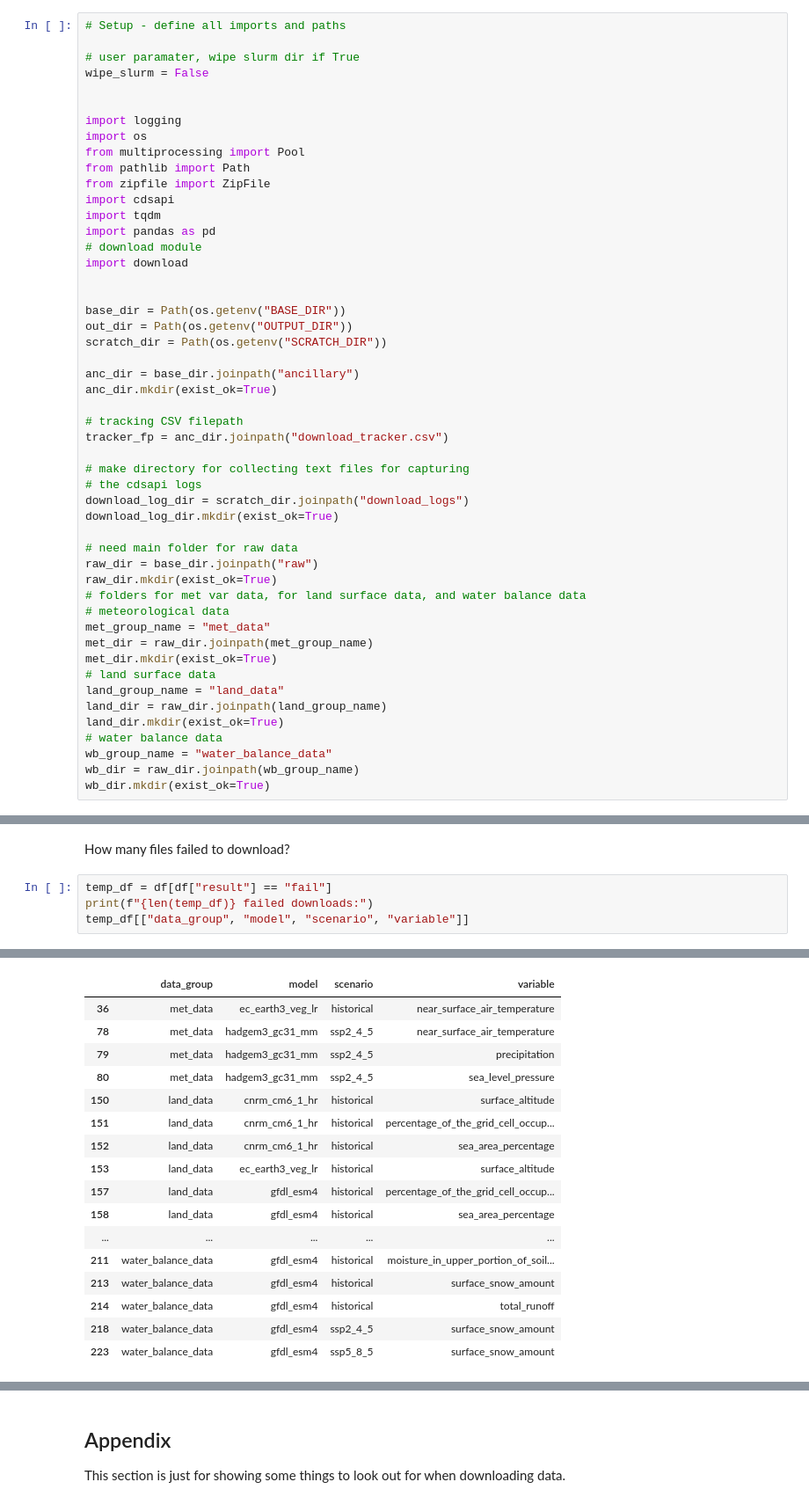
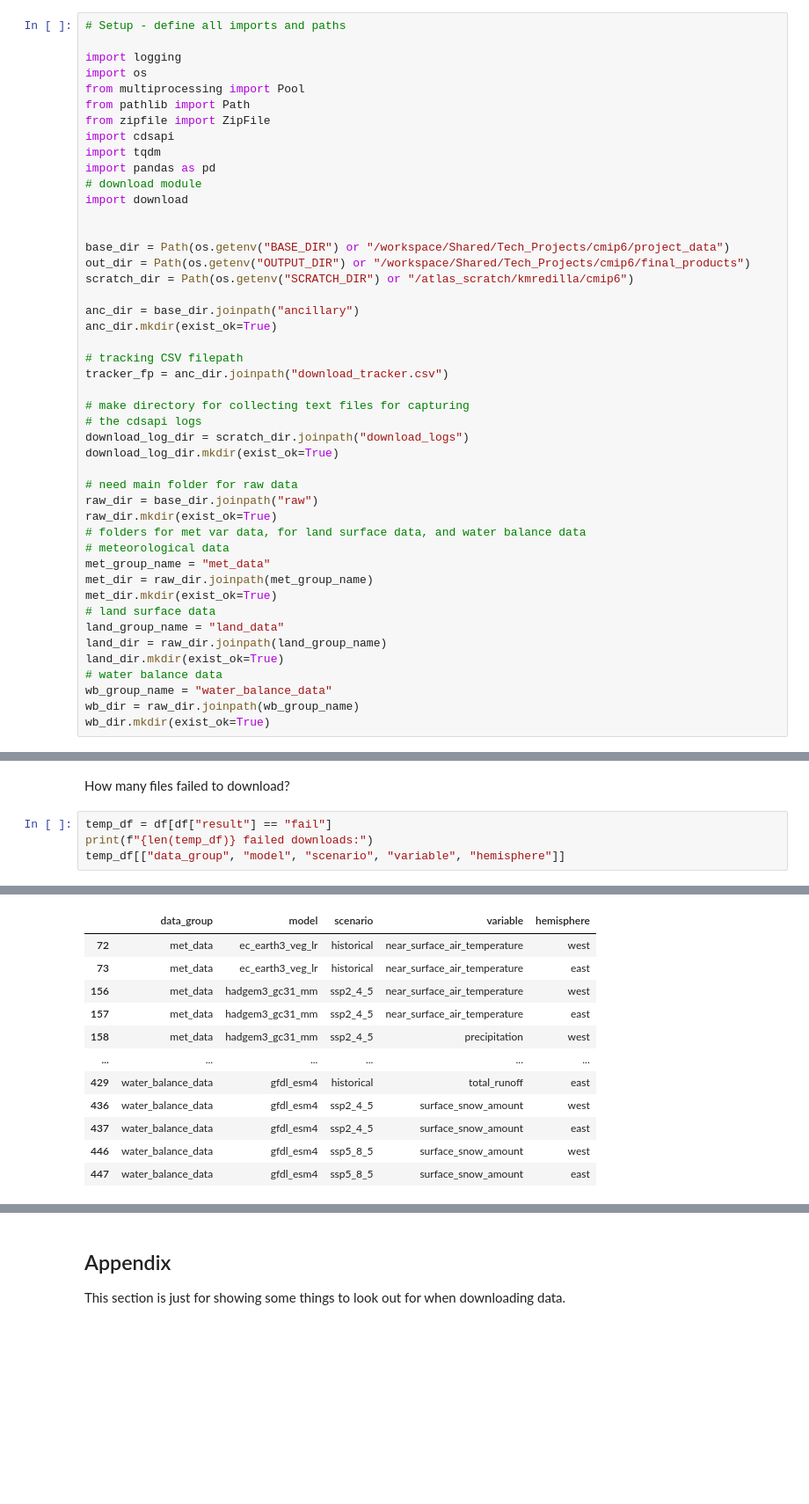
Before and after one commit to ua-snap/cmip6-utils, a Jupyter notebook: deltas_pipeline.ipynb, the cells around one changed output, grey strips where cells are left out. Shown at 88% size. Drawn from its saved outputs; the diff is of its cells as text; blank space fills up the shorter version.

```diff
--- a/deltas_pipeline.ipynb
+++ b/deltas_pipeline.ipynb
@@ -14,10 +14,6 @@ The `cdsapi` python package will need to be installed, it is available via `pip`
 Credentials need to be placed in `$HOME/.cdsapirc` per the instructions at the link above.
 # %%
 # Setup - define all imports and paths
-
-# user paramater, wipe slurm dir if True
-wipe_slurm = False
-
 
 import logging
 import os
@@ -31,9 +27,9 @@ import pandas as pd
 import download
 
 
-base_dir = Path(os.getenv("BASE_DIR"))
-out_dir = Path(os.getenv("OUTPUT_DIR"))
-scratch_dir = Path(os.getenv("SCRATCH_DIR"))
+base_dir = Path(os.getenv("BASE_DIR") or "/workspace/Shared/Tech_Projects/cmip6/project_data")
+out_dir = Path(os.getenv("OUTPUT_DIR") or "/workspace/Shared/Tech_Projects/cmip6/final_products")
+scratch_dir = Path(os.getenv("SCRATCH_DIR") or "/atlas_scratch/kmredilla/cmip6")
 
 anc_dir = base_dir.joinpath("ancillary")
 anc_dir.mkdir(exist_ok=True)
@@ -379,5 +386,5 @@ How many files failed to download?
 # %%
 temp_df = df[df["result"] == "fail"]
 print(f"{len(temp_df)} failed downloads:")
-temp_df[["data_group", "model", "scenario", "variable"]]
+temp_df[["data_group", "model", "scenario", "variable", "hemisphere"]]
 # %% [output]
@@ -385,17 +392,12 @@ temp_df[["data_group", "model", "scenario", "variable"]]
-|  | data_group | model | scenario | variable |
-| 36 | met_data | ec_earth3_veg_lr | historical | near_surface_air_temperature |
-| 78 | met_data | hadgem3_gc31_mm | ssp2_4_5 | near_surface_air_temperature |
-| 79 | met_data | hadgem3_gc31_mm | ssp2_4_5 | precipitation |
-| 80 | met_data | hadgem3_gc31_mm | ssp2_4_5 | sea_level_pressure |
-| 150 | land_data | cnrm_cm6_1_hr | historical | surface_altitude |
-| 151 | land_data | cnrm_cm6_1_hr | historical | percentage_of_the_grid_cell_occup... |
-| 152 | land_data | cnrm_cm6_1_hr | historical | sea_area_percentage |
-| 153 | land_data | ec_earth3_veg_lr | historical | surface_altitude |
-| 157 | land_data | gfdl_esm4 | historical | percentage_of_the_grid_cell_occup... |
-| 158 | land_data | gfdl_esm4 | historical | sea_area_percentage |
-| ... | ... | ... | ... | ... |
-| 211 | water_balance_data | gfdl_esm4 | historical | moisture_in_upper_portion_of_soil... |
-| 213 | water_balance_data | gfdl_esm4 | historical | surface_snow_amount |
-| 214 | water_balance_data | gfdl_esm4 | historical | total_runoff |
-| 218 | water_balance_data | gfdl_esm4 | ssp2_4_5 | surface_snow_amount |
-| 223 | water_balance_data | gfdl_esm4 | ssp5_8_5 | surface_snow_amount |
+|  | data_group | model | scenario | variable | hemisphere |
+| 72 | met_data | ec_earth3_veg_lr | historical | near_surface_air_temperature | west |
+| 73 | met_data | ec_earth3_veg_lr | historical | near_surface_air_temperature | east |
+| 156 | met_data | hadgem3_gc31_mm | ssp2_4_5 | near_surface_air_temperature | west |
+| 157 | met_data | hadgem3_gc31_mm | ssp2_4_5 | near_surface_air_temperature | east |
+| 158 | met_data | hadgem3_gc31_mm | ssp2_4_5 | precipitation | west |
+| ... | ... | ... | ... | ... | ... |
+| 429 | water_balance_data | gfdl_esm4 | historical | total_runoff | east |
+| 436 | water_balance_data | gfdl_esm4 | ssp2_4_5 | surface_snow_amount | west |
+| 437 | water_balance_data | gfdl_esm4 | ssp2_4_5 | surface_snow_amount | east |
+| 446 | water_balance_data | gfdl_esm4 | ssp5_8_5 | surface_snow_amount | west |
+| 447 | water_balance_data | gfdl_esm4 | ssp5_8_5 | surface_snow_amount | east |
```
Also changed, not shown: parts of 10 cells of this notebook.
